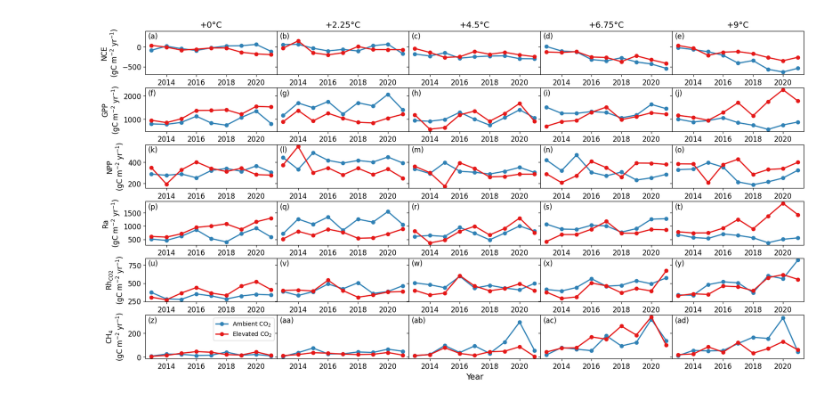
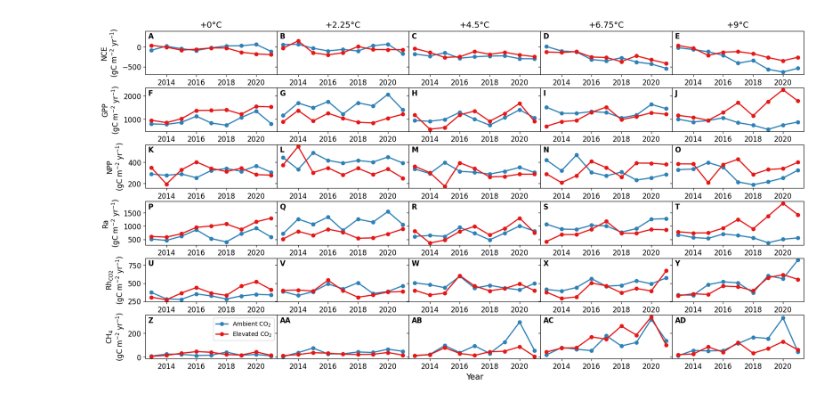
Before and after one commit to Ecoder-JianZhou/SPRUCE_carbon_fate_paper, a Jupyter notebook: 3_plot_exFigure-13_annual_changes.ipynb, the cells around one changed output. Saved outputs shown, nothing was run; the diff lists cells and outputs as text; code cells hidden in the pictures.

```diff
--- a/3_plot_exFigure-13_annual_changes.ipynb
+++ b/3_plot_exFigure-13_annual_changes.ipynb
@@ -35,32 +35,32 @@ warming_titles = ["+0°C", "+2.25°C", "+4.5°C", "+6.75°C", "+9°C"]
 ls_colors = ["#2F81B5","#E51818"]
 ls_label_co2 = ["Ambient CO$_2$", "Elevated CO$_2$"]
 
 ls_plots = [("P06", "P19"), ("P20", "P11"), ("P13", "P04"), ("P08", "P16"), ("P17", "P10")]
 
 fig, axes = plt.subplots(len(ls_vars),5,figsize=(20,10),sharey="row")
 
 idx_num = 0
 for idx_var, ivar in enumerate(ls_vars):
     axes[idx_var, 0].set_ylabel(dict_ylabels[ivar], fontsize=12)
     for idx_warming, plots in enumerate(ls_plots):
         axes[0, idx_warming].set_title(warming_titles[idx_warming], fontsize=14)
         ax = axes[idx_var, idx_warming]
         label = get_subplot_label(idx_num)
         idx_num +=1
-        ax.text(0.02,0.96,"("+label+")", ha="left", va="top", transform=ax.transAxes, fontsize=12)
+        ax.text(0.02,0.96,label.upper(), ha="left", va="top", transform=ax.transAxes, fontsize=12, fontweight="bold")
         for idx_co2, iplot in enumerate(plots):
             df_plot = df_data[df_data["plot"]==iplot].copy()
             x = df_plot["year"].values
             y = df_plot[ivar]
             ax.plot(x, y, color=ls_colors[idx_co2], marker='o', markersize=6, linewidth=2,
                     label="Ambient CO$_2$" if idx_co2 == 0 else "Elevated CO$_2$")
 
         ax.tick_params(axis='x', labelsize=12)
         ax.tick_params(axis='y', labelsize=12)
 
 axes[0,0].set_ylim(-699,399)
 axes[len(ls_vars)-1,2].set_xlabel("Year", fontsize=14)
 axes[-1,0].legend()
 plt.subplots_adjust(wspace=0, hspace=0.3)
 # %% [output]
-[figure, old version]
+[figure, new version]
```
Also changed, not shown: 2 other files.
